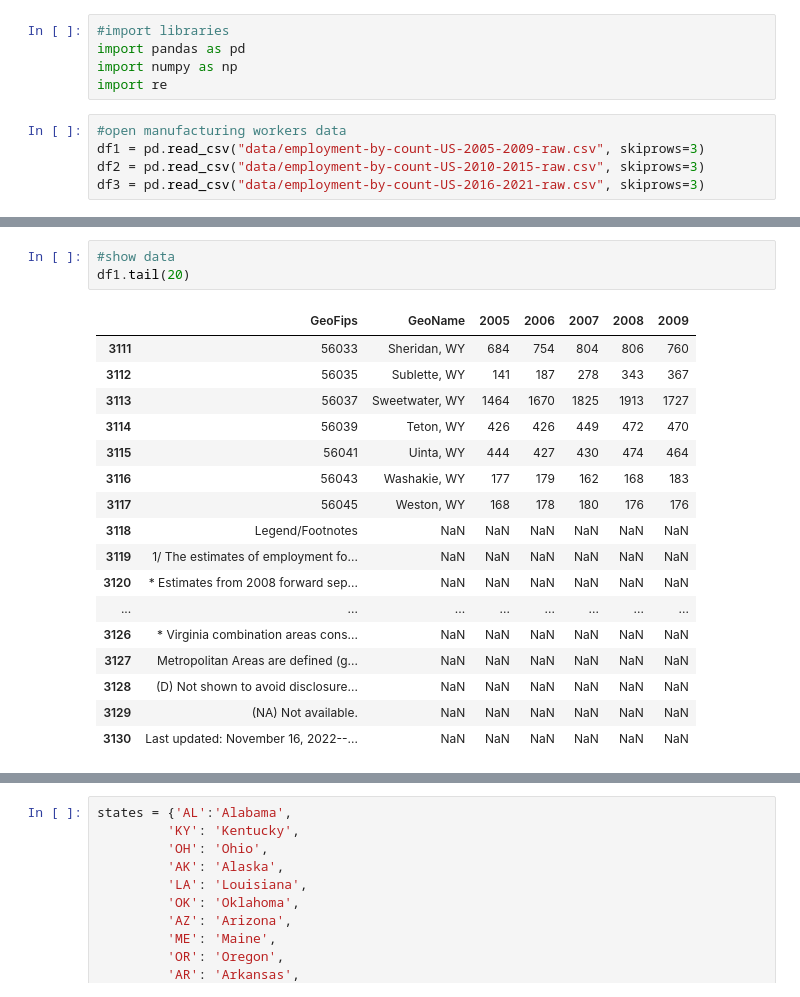
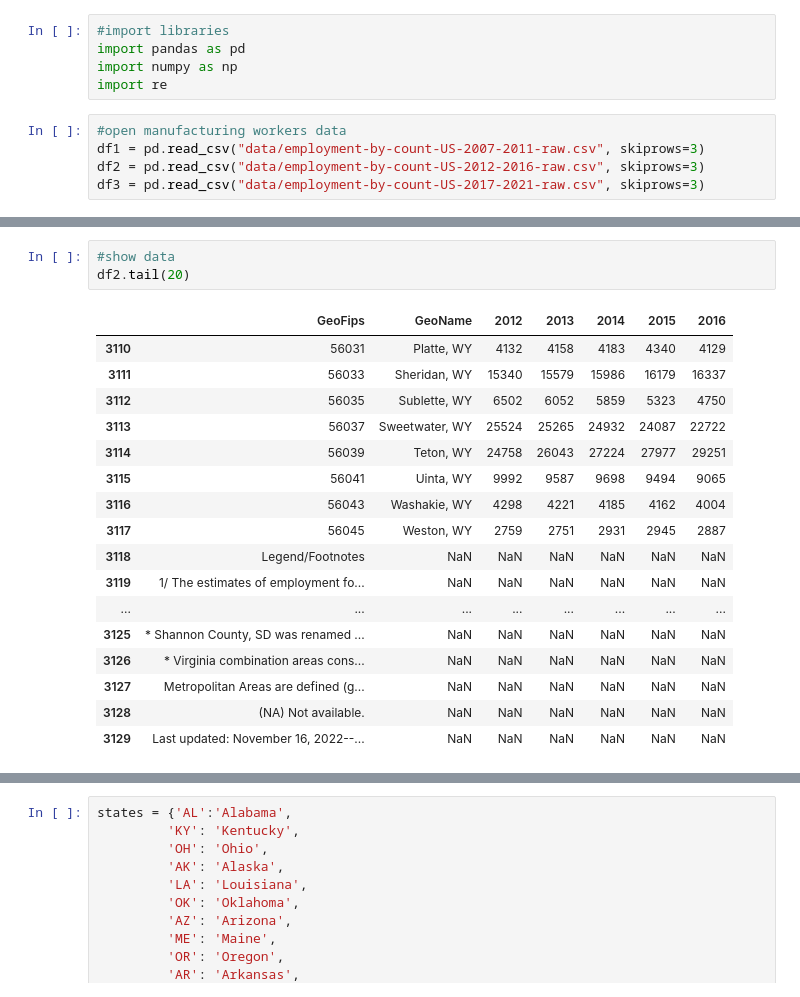
Before and after one commit to franciscouranga52/franciscouranga52-20230508-Nearshoring-Liu-Uranga, a Jupyter notebook: 2.6. Refine jobs data by county - US.ipynb, the cells around one changed output, grey strips where cells are left out. Cells and saved outputs as stored; diff of their text form.

```diff
--- a/2.6. Refine jobs data by county - US.ipynb
+++ b/2.6. Refine jobs data by county - US.ipynb
@@ -5,6 +5,6 @@ import numpy as np
 import re
 # %%
 #open manufacturing workers data
-df1 = pd.read_csv("data/employment-by-count-US-2005-2009-raw.csv", skiprows=3)
-df2 = pd.read_csv("data/employment-by-count-US-2010-2015-raw.csv", skiprows=3)
-df3 = pd.read_csv("data/employment-by-count-US-2016-2021-raw.csv", skiprows=3)
+df1 = pd.read_csv("data/employment-by-count-US-2007-2011-raw.csv", skiprows=3)
+df2 = pd.read_csv("data/employment-by-count-US-2012-2016-raw.csv", skiprows=3)
+df3 = pd.read_csv("data/employment-by-count-US-2017-2021-raw.csv", skiprows=3)
@@ -27,23 +11,23 @@ df1
 # %%
 #show data
-df1.tail(20)
+df2.tail(20)
 # %% [output]
-|  | GeoFips | GeoName | 2005 | 2006 | 2007 | 2008 | 2009 |
-| 3111 | 56033 | Sheridan, WY | 684 | 754 | 804 | 806 | 760 |
-| 3112 | 56035 | Sublette, WY | 141 | 187 | 278 | 343 | 367 |
-| 3113 | 56037 | Sweetwater, WY | 1464 | 1670 | 1825 | 1913 | 1727 |
-| 3114 | 56039 | Teton, WY | 426 | 426 | 449 | 472 | 470 |
-| 3115 | 56041 | Uinta, WY | 444 | 427 | 430 | 474 | 464 |
-| 3116 | 56043 | Washakie, WY | 177 | 179 | 162 | 168 | 183 |
-| 3117 | 56045 | Weston, WY | 168 | 178 | 180 | 176 | 176 |
+|  | GeoFips | GeoName | 2012 | 2013 | 2014 | 2015 | 2016 |
+| 3110 | 56031 | Platte, WY | 4132 | 4158 | 4183 | 4340 | 4129 |
+| 3111 | 56033 | Sheridan, WY | 15340 | 15579 | 15986 | 16179 | 16337 |
+| 3112 | 56035 | Sublette, WY | 6502 | 6052 | 5859 | 5323 | 4750 |
+| 3113 | 56037 | Sweetwater, WY | 25524 | 25265 | 24932 | 24087 | 22722 |
+| 3114 | 56039 | Teton, WY | 24758 | 26043 | 27224 | 27977 | 29251 |
+| 3115 | 56041 | Uinta, WY | 9992 | 9587 | 9698 | 9494 | 9065 |
+| 3116 | 56043 | Washakie, WY | 4298 | 4221 | 4185 | 4162 | 4004 |
+| 3117 | 56045 | Weston, WY | 2759 | 2751 | 2931 | 2945 | 2887 |
 | 3118 | Legend/Footnotes | NaN | NaN | NaN | NaN | NaN | NaN |
 | 3119 | 1/ The estimates of employment fo... | NaN | NaN | NaN | NaN | NaN | NaN |
-| 3120 | * Estimates from 2008 forward sep... | NaN | NaN | NaN | NaN | NaN | NaN |
 | ... | ... | ... | ... | ... | ... | ... | ... |
+| 3125 | * Shannon County, SD was renamed ... | NaN | NaN | NaN | NaN | NaN | NaN |
 | 3126 | * Virginia combination areas cons... | NaN | NaN | NaN | NaN | NaN | NaN |
 | 3127 | Metropolitan Areas are defined (g... | NaN | NaN | NaN | NaN | NaN | NaN |
-| 3128 | (D) Not shown to avoid disclosure... | NaN | NaN | NaN | NaN | NaN | NaN |
-| 3129 | (NA) Not available. | NaN | NaN | NaN | NaN | NaN | NaN |
-| 3130 | Last updated: November 16, 2022--... | NaN | NaN | NaN | NaN | NaN | NaN |
+| 3128 | (NA) Not available. | NaN | NaN | NaN | NaN | NaN | NaN |
+| 3129 | Last updated: November 16, 2022--... | NaN | NaN | NaN | NaN | NaN | NaN |
 # %%
 #drop final rows
```
Also changed, not shown: parts of 34 cells of this notebook, 6 other files.
